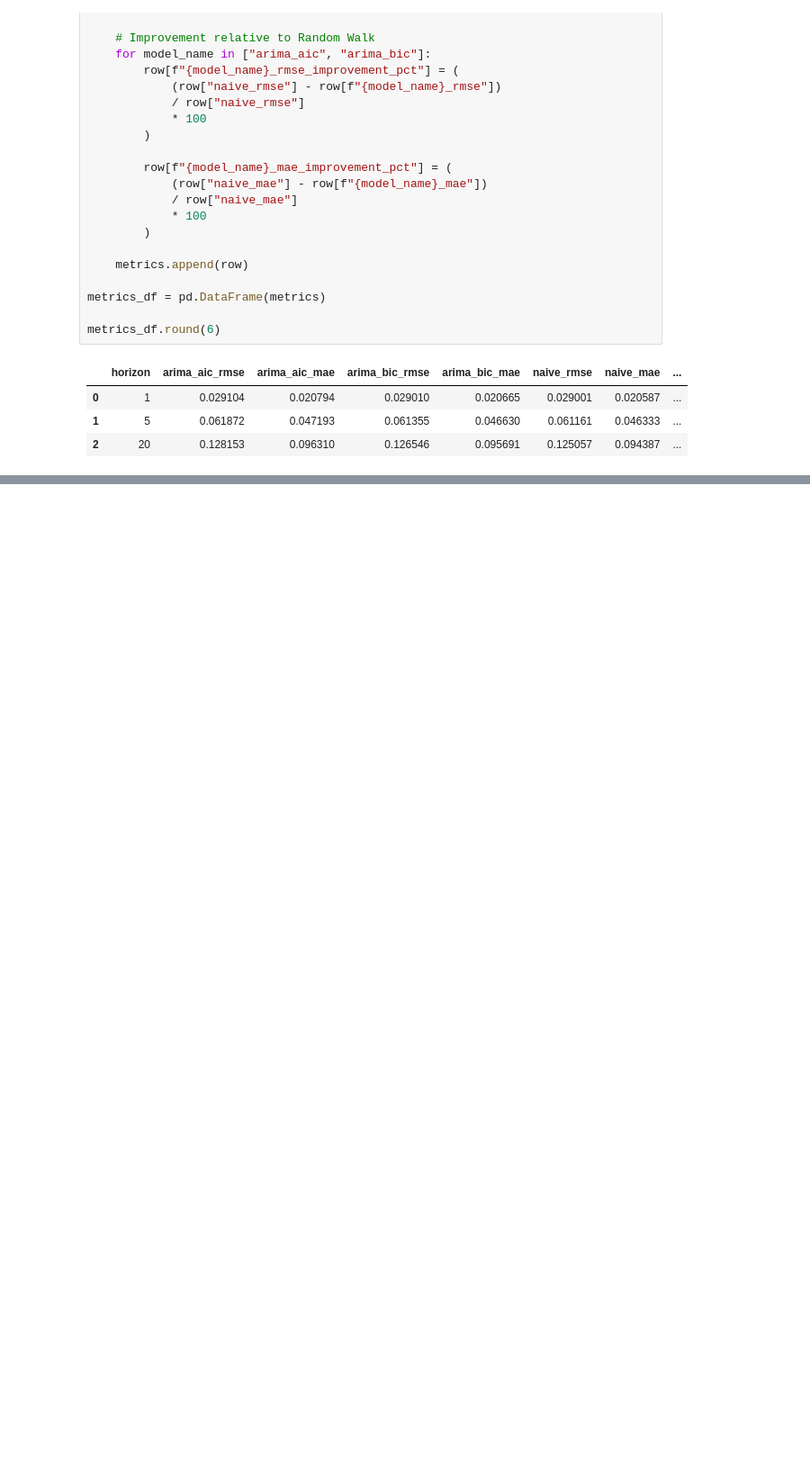
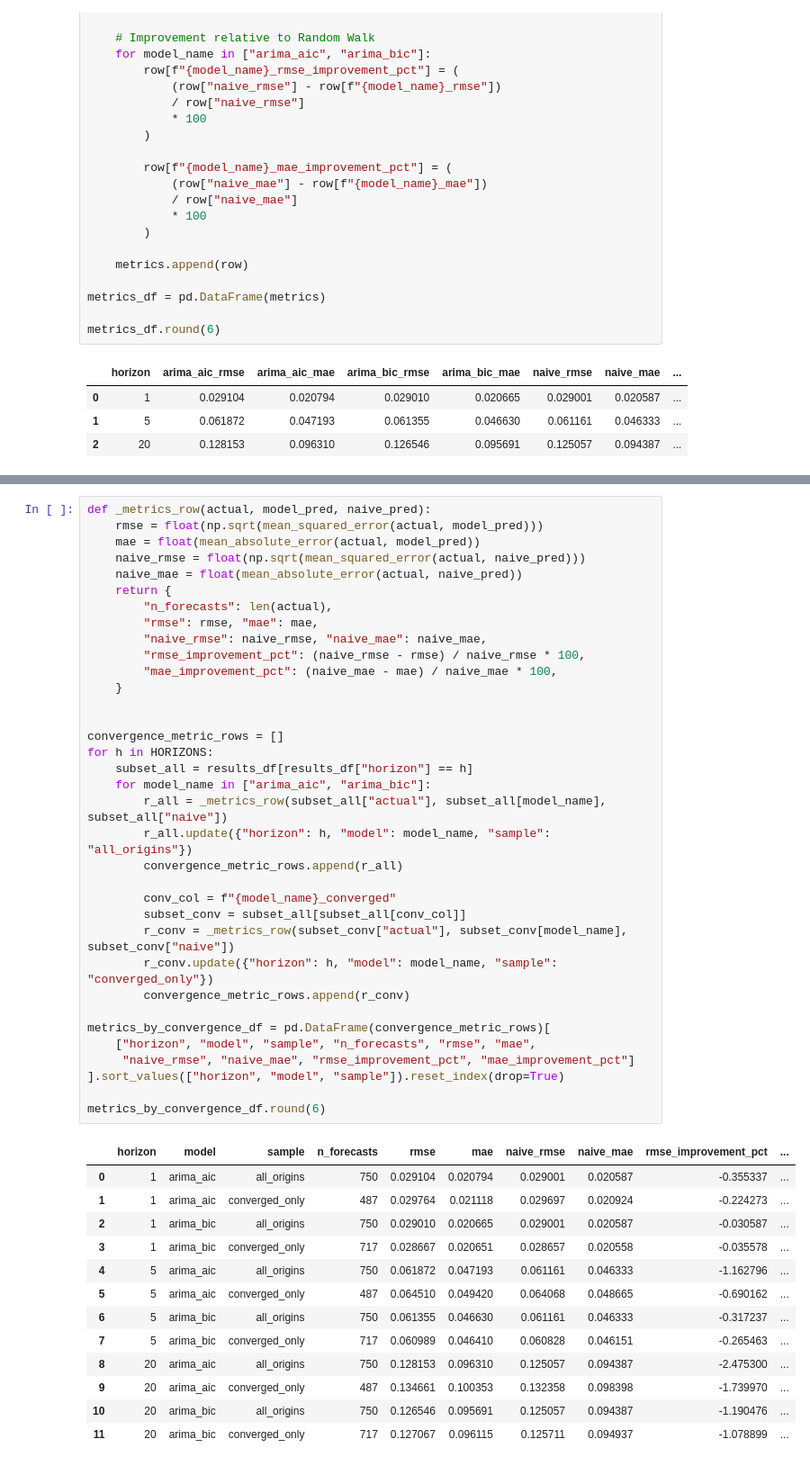
Before and after one commit to nholguinrh/DAMO-699-Capstone-project-GRP5, a Jupyter notebook: notebooks/03_models/arima_baseline.ipynb, the cells around one changed output, grey strips where cells are left out. Shown at 90% size. Saved outputs shown, nothing was run; the diff lists cells and outputs as text; blank space fills up the shorter version.

```diff
--- a/notebooks/03_models/arima_baseline.ipynb
+++ b/notebooks/03_models/arima_baseline.ipynb
@@ -472 +493,50 @@ metrics_df.round(6)
+# %%
+def _metrics_row(actual, model_pred, naive_pred):
+    rmse = float(np.sqrt(mean_squared_error(actual, model_pred)))
+    mae = float(mean_absolute_error(actual, model_pred))
+    naive_rmse = float(np.sqrt(mean_squared_error(actual, naive_pred)))
+    naive_mae = float(mean_absolute_error(actual, naive_pred))
+    return {
+        "n_forecasts": len(actual),
+        "rmse": rmse, "mae": mae,
+        "naive_rmse": naive_rmse, "naive_mae": naive_mae,
+        "rmse_improvement_pct": (naive_rmse - rmse) / naive_rmse * 100,
+        "mae_improvement_pct": (naive_mae - mae) / naive_mae * 100,
+    }
+
+
+convergence_metric_rows = []
+for h in HORIZONS:
+    subset_all = results_df[results_df["horizon"] == h]
+    for model_name in ["arima_aic", "arima_bic"]:
+        r_all = _metrics_row(subset_all["actual"], subset_all[model_name], subset_all["naive"])
+        r_all.update({"horizon": h, "model": model_name, "sample": "all_origins"})
+        convergence_metric_rows.append(r_all)
+
+        conv_col = f"{model_name}_converged"
+        subset_conv = subset_all[subset_all[conv_col]]
+        r_conv = _metrics_row(subset_conv["actual"], subset_conv[model_name], subset_conv["naive"])
+        r_conv.update({"horizon": h, "model": model_name, "sample": "converged_only"})
+        convergence_metric_rows.append(r_conv)
+
+metrics_by_convergence_df = pd.DataFrame(convergence_metric_rows)[
+    ["horizon", "model", "sample", "n_forecasts", "rmse", "mae",
+     "naive_rmse", "naive_mae", "rmse_improvement_pct", "mae_improvement_pct"]
+].sort_values(["horizon", "model", "sample"]).reset_index(drop=True)
+
+metrics_by_convergence_df.round(6)
+# %% [output]
+|  | horizon | model | sample | n_forecasts | rmse | mae | naive_rmse | naive_mae | rmse_improvement_pct | ... |
+| 0 | 1 | arima_aic | all_origins | 750 | 0.029104 | 0.020794 | 0.029001 | 0.020587 | -0.355337 | ... |
+| 1 | 1 | arima_aic | converged_only | 487 | 0.029764 | 0.021118 | 0.029697 | 0.020924 | -0.224273 | ... |
+| 2 | 1 | arima_bic | all_origins | 750 | 0.029010 | 0.020665 | 0.029001 | 0.020587 | -0.030587 | ... |
+| 3 | 1 | arima_bic | converged_only | 717 | 0.028667 | 0.020651 | 0.028657 | 0.020558 | -0.035578 | ... |
+| 4 | 5 | arima_aic | all_origins | 750 | 0.061872 | 0.047193 | 0.061161 | 0.046333 | -1.162796 | ... |
+| 5 | 5 | arima_aic | converged_only | 487 | 0.064510 | 0.049420 | 0.064068 | 0.048665 | -0.690162 | ... |
+| 6 | 5 | arima_bic | all_origins | 750 | 0.061355 | 0.046630 | 0.061161 | 0.046333 | -0.317237 | ... |
+| 7 | 5 | arima_bic | converged_only | 717 | 0.060989 | 0.046410 | 0.060828 | 0.046151 | -0.265463 | ... |
+| 8 | 20 | arima_aic | all_origins | 750 | 0.128153 | 0.096310 | 0.125057 | 0.094387 | -2.475300 | ... |
+| 9 | 20 | arima_aic | converged_only | 487 | 0.134661 | 0.100353 | 0.132358 | 0.098398 | -1.739970 | ... |
+| 10 | 20 | arima_bic | all_origins | 750 | 0.126546 | 0.095691 | 0.125057 | 0.094387 | -1.190476 | ... |
+| 11 | 20 | arima_bic | converged_only | 717 | 0.127067 | 0.096115 | 0.125711 | 0.094937 | -1.078899 | ... |
 # %%
```
Also changed, not shown: parts of 9 cells of this notebook, 3 other files.
